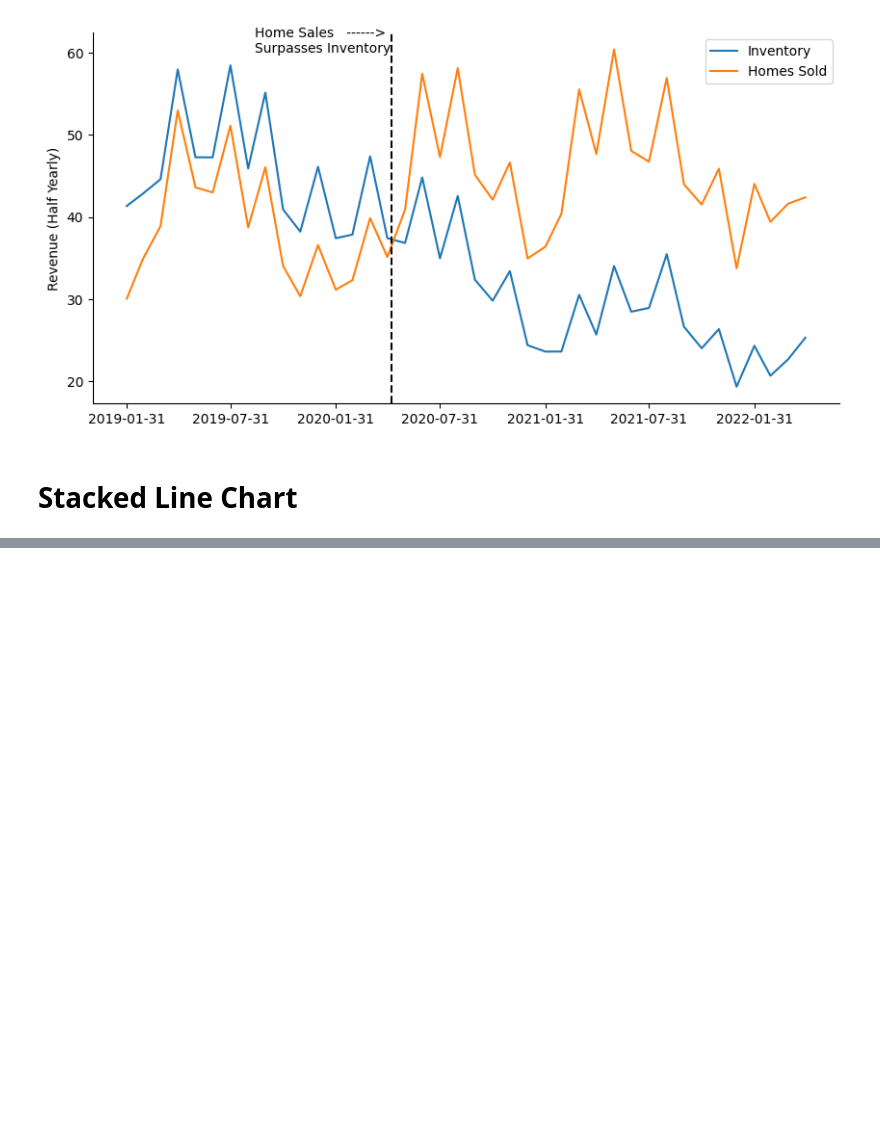
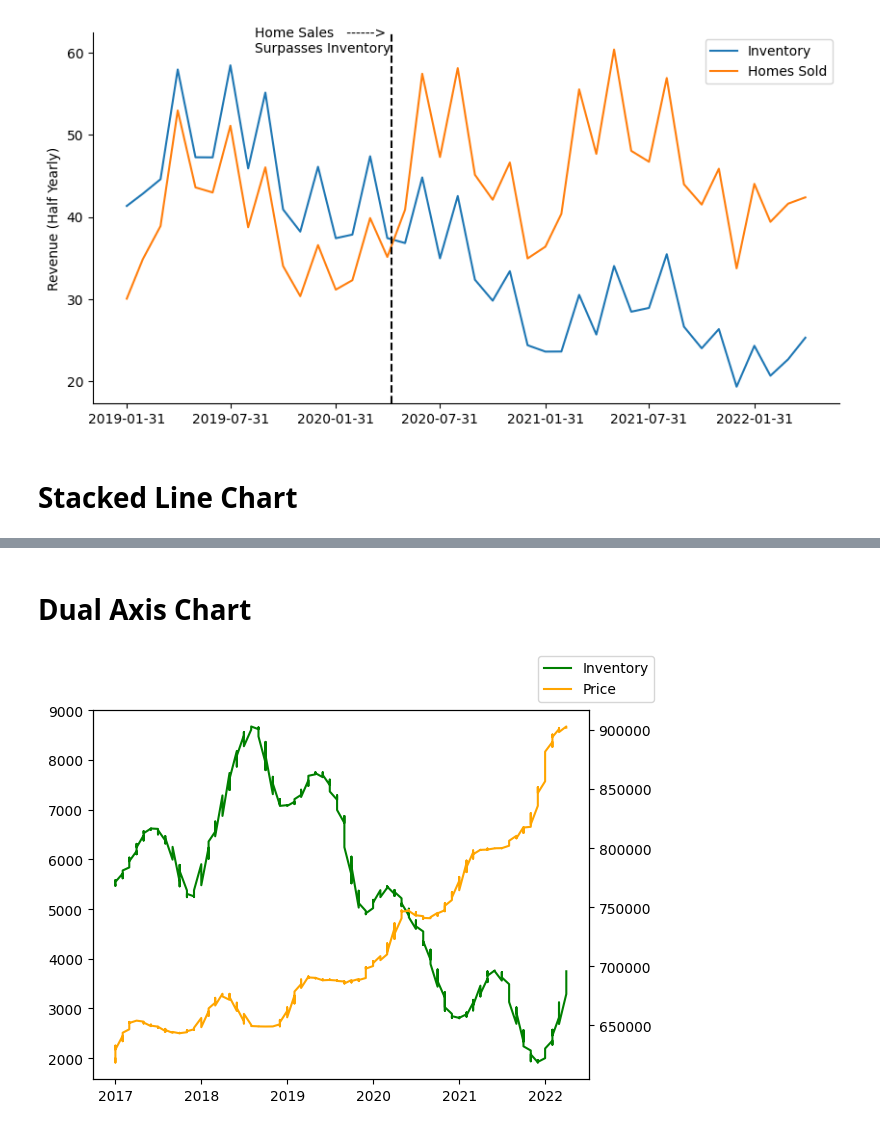
Before and after one commit to HariSudhan76/DataVisualization, a Jupyter notebook: MatplotlibBasics.ipynb, the cells around one changed output, grey strips where cells are left out. Cells and saved outputs as stored; diff of their text form; code cells hidden in the pictures; blank space fills up the shorter version.

Commit message:
Dual_Axis plot

```diff
--- a/MatplotlibBasics.ipynb
+++ b/MatplotlibBasics.ipynb
@@ -33,6 +33,7 @@ plt.show()
 # %%
 ca_housing = inventory[inventory["region_name"].str.contains("CA")].assign(region_name=inventory.region_name.str[0:-11])
 ca_housing["period_begin"] = ca_housing["period_begin"].to_numpy().astype("datetime64[M]")
+ca_housing = ca_housing.set_index("period_begin").sort_index()
 ca_housing_pivot = (
     ca_housing.pivot_table(index = "period_begin",
                            columns = "region_name",
@@ -41,15 +42,3 @@ ca_housing_pivot = (
                           .loc[:,["Los Angeles","San Diego","San Francisco","CA_Average"]]
 
 )
-fig, ax  = plt.subplots(figsize = (10,8))
-labels = ["SD", "LA", "SF"]
-ax.stackplot(ca_housing_pivot.index,ca_housing_pivot["San Diego"]
-             ,ca_housing_pivot["Los Angeles"],
-             ca_housing_pivot["San Francisco"],
-             labels = labels,
-             cmap='Pastel2'
-             )
-
-ax.set_xticks(ca_housing_pivot.index[::12])
-ax.legend(loc="upper left")
-plt.show()
@@ -57,0 +60,12 @@ plt.show()
+# %% [markdown]
+# **Dual Axis Chart**
+# %%
+sd_dual = ca_housing.loc[ca_housing.region_name=="San Diego",["inventory","median_active_list_price"]]
+fig, ax = plt.subplots()
+ax.plot(sd_dual.inventory,c="green",label="Inventory")
+ax1 = ax.twinx()
+ax1.plot(sd_dual.median_active_list_price,c="orange",label="Price")
+fig.legend()
+plt.show()
+# %% [output]
+[figure, added]
```
Also changed, not shown: parts of 2 cells of this notebook.
